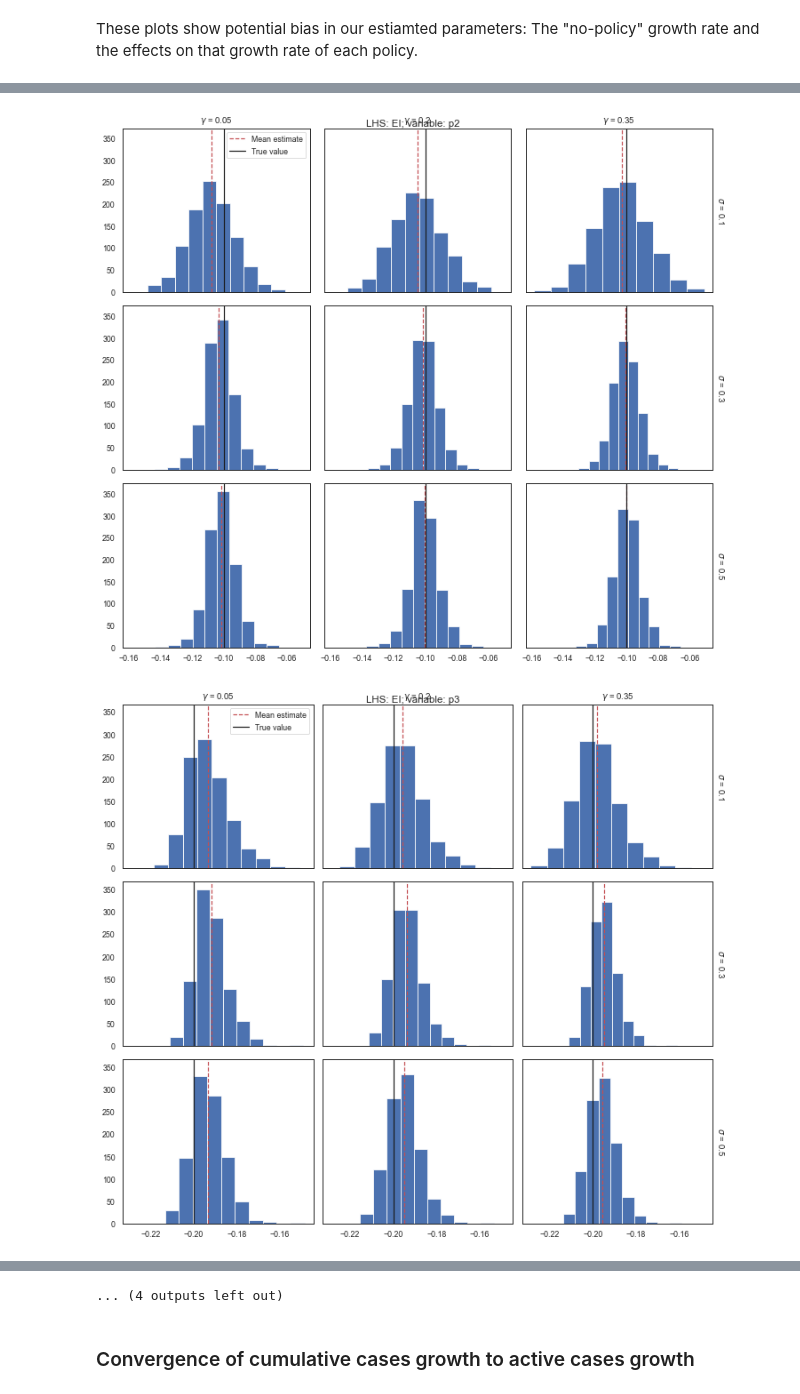
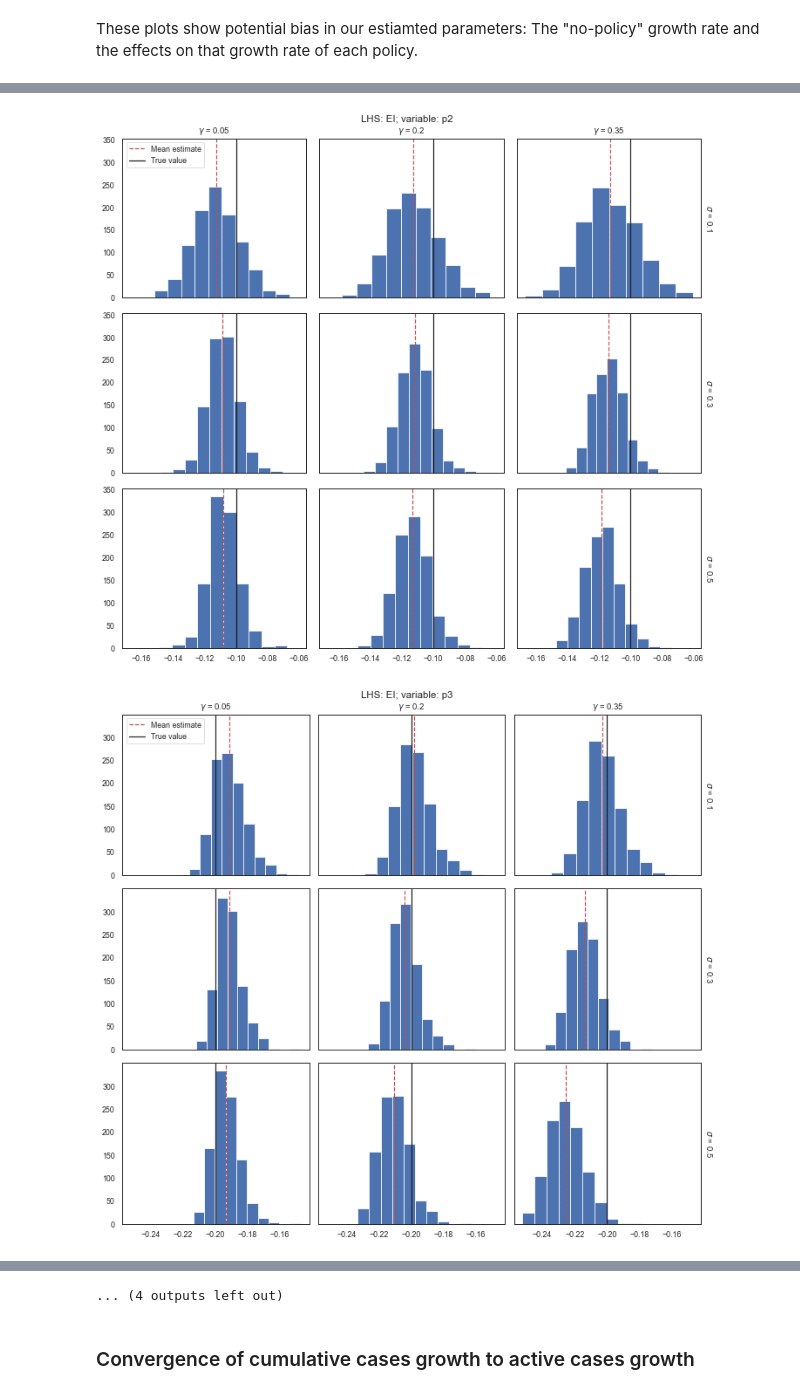
Before and after one commit to Global-Policy-Lab/gpl-covid, a Jupyter notebook: notebooks/iwb-SEIR.ipynb, the cells around one changed output, grey strips where cells are left out. Saved outputs shown, nothing was run; the diff lists cells and outputs as text; code cells hidden in the pictures.

```diff
--- a/notebooks/iwb-SEIR.ipynb
+++ b/notebooks/iwb-SEIR.ipynb
@@ -27,7 +27,7 @@ The autoreload extension is already loaded. To reload it, use:
 # sim settings
 n_days = 35
 tsteps_per_day = 24
-pop = 1e9
+pop = 2e4
 I0 = 0
 E0 = 1 / pop
 R0 = 0
@@ -57,8 +57,8 @@ sigma_noise_on = True
 sigma_noise_sd = 0.08
 
 # debug
-# gamma_to_test = [0.2,.3]
-# sigma_to_test = [0.33,.5]
+# gamma_to_test = [.3]
+# sigma_to_test = [0.3]
 # n_samples = 100
 # %% [markdown]
 ## Run simulations
@@ -209,14 +209,17 @@ out_dir.mkdir(parents=True, exist_ok=True)
 
 for c in estimates_ds.case_type.values:
     for v in estimates_ds.data_vars:
-        bn, gn, sn = (0,0,0)
+        bn, gn, sn = (0, 0, 0)
         if beta_noise_on:
             bn = beta_noise_sd
         if gamma_noise_on:
             gn = gamma_noise_sd
         if sigma_noise_on:
             sn = sigma_noise_sd
-        out_path = out_dir / f"SEIR_sim_reg_results_{c}_{v}_betaNoise_{bn}_gammaNoise_{gn}_sigmaNoise_{sn}.pdf"
+        out_path = (
+            out_dir
+            / f"SEIR_sim_reg_results_{c}_{v}_betaNoise_{bn}_gammaNoise_{gn}_sigmaNoise_{sn}_pop{int(pop)}.pdf"
+        )
         g = simplot.facet_hist(estimates_ds, c, v, col="gamma", row="sigma")
-        g.fig.savefig(out_path, dpi=300, tight_layout=True)
+        g.fig.savefig(out_path, dpi=300, tight_layout=True, bbox_inches="tight")
 # %% [output]
@@ -229,2 +232,2 @@ for c in estimates_ds.case_type.values:
-[figure, old version]
+[figure, new version]
-[figure, old version]
+[figure, new version]
```
Also changed, not shown: parts of 6 cells of this notebook, 1 other file.
